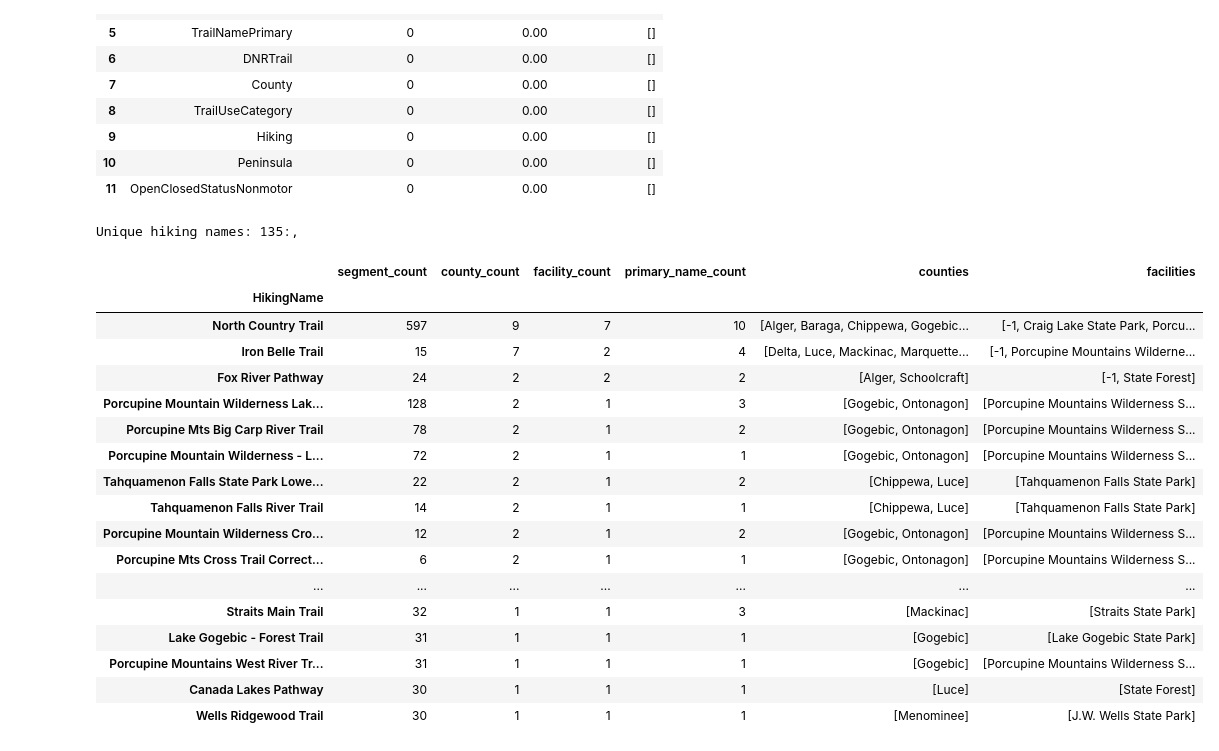
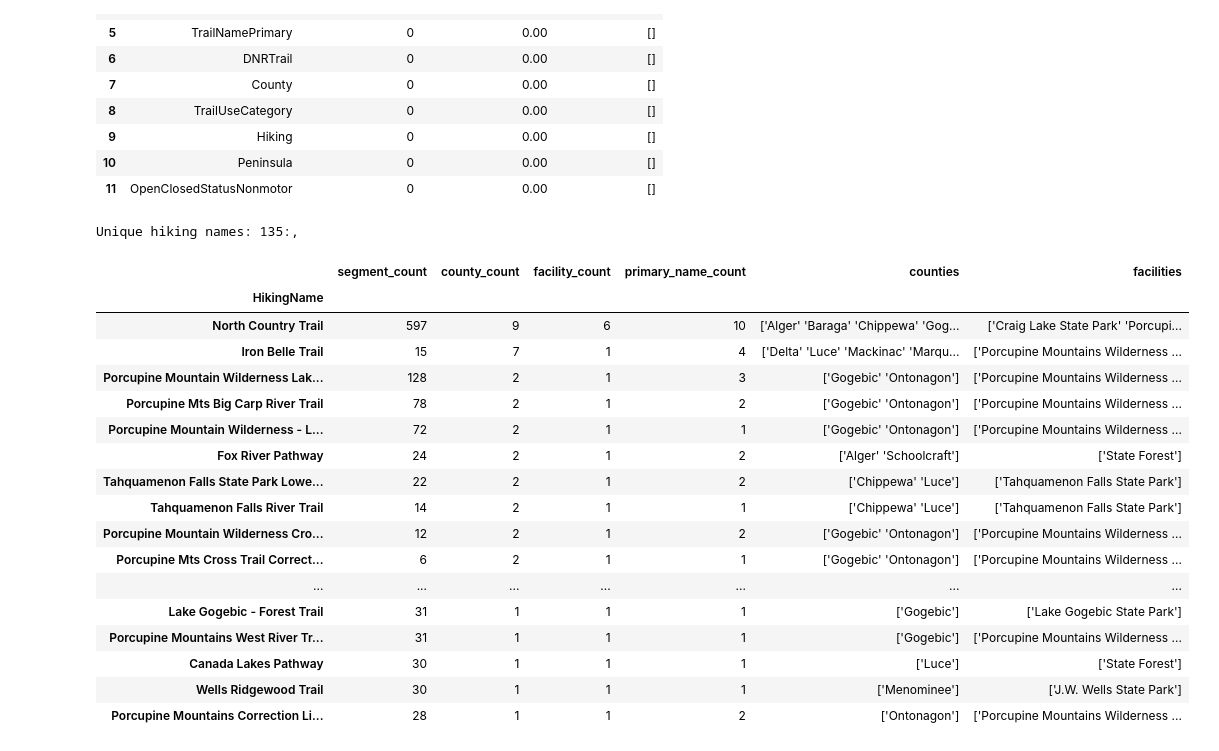
Before and after one commit to RayofData/Whats_UP_Outdoors, a Jupyter notebook: notebooks/01_trail_data_audit.ipynb, the cells around one changed output. Saved outputs shown, nothing was run; the diff lists cells and outputs as text; code cells hidden in the pictures.

Commit message:
prep data with trail functions and continued to explore. grouped and summarized

```diff
--- a/notebooks/01_trail_data_audit.ipynb
+++ b/notebooks/01_trail_data_audit.ipynb
@@ -169,51 +178,54 @@ placeholder_audit
 | 10 | Peninsula | 0 | 0.00 | [] |
 | 11 | OpenClosedStatusNonmotor | 0 | 0.00 | [] |
 # %%
+cleaned_data = replace_missing_placeholders(trails)
+
+
 hiking_name_audit = (
-    trails.groupby("HikingName", dropna=False)
+    cleaned_data.groupby("HikingName", dropna=False)
     .agg(
         segment_count=("OBJECTID", "size"),
         county_count=("County", "nunique"),
         facility_count=("FacilityName","nunique"),
         primary_name_count=("TrailNamePrimary","nunique"),
         counties=(
             "County",
             lambda values: sorted(
                 values.dropna().astype(str).unique()
             ),
         ),
         facilities=(
             "FacilityName",
             lambda values: sorted(
                 values.dropna().astype(str).unique()
             ),
         ),
     )
     .sort_values(
         ["county_count", "facility_count", "segment_count"],
         ascending=False,
     )
 )
 
 print(f"Unique hiking names: {len(hiking_name_audit)}:,")
 hiking_name_audit.head(30)
 # %% [output]
 Unique hiking names: 135:,
 |  | segment_count | county_count | facility_count | primary_name_count | counties | facilities |
 | HikingName |  |  |  |  |  |  |
-| North Country Trail | 597 | 9 | 7 | 10 | [Alger, Baraga, Chippewa, Gogebic... | [-1, Craig Lake State Park, Porcu... |
-| Iron Belle Trail | 15 | 7 | 2 | 4 | [Delta, Luce, Mackinac, Marquette... | [-1, Porcupine Mountains Wilderne... |
-| Fox River Pathway | 24 | 2 | 2 | 2 | [Alger, Schoolcraft] | [-1, State Forest] |
-| Porcupine Mountain Wilderness Lak... | 128 | 2 | 1 | 3 | [Gogebic, Ontonagon] | [Porcupine Mountains Wilderness S... |
-| Porcupine Mts Big Carp River Trail | 78 | 2 | 1 | 2 | [Gogebic, Ontonagon] | [Porcupine Mountains Wilderness S... |
-| Porcupine Mountain Wilderness - L... | 72 | 2 | 1 | 1 | [Gogebic, Ontonagon] | [Porcupine Mountains Wilderness S... |
-| Tahquamenon Falls State Park Lowe... | 22 | 2 | 1 | 2 | [Chippewa, Luce] | [Tahquamenon Falls State Park] |
-| Tahquamenon Falls River Trail | 14 | 2 | 1 | 1 | [Chippewa, Luce] | [Tahquamenon Falls State Park] |
-| Porcupine Mountain Wilderness Cro... | 12 | 2 | 1 | 2 | [Gogebic, Ontonagon] | [Porcupine Mountains Wilderness S... |
-| Porcupine Mts Cross Trail Correct... | 6 | 2 | 1 | 1 | [Gogebic, Ontonagon] | [Porcupine Mountains Wilderness S... |
+| North Country Trail | 597 | 9 | 6 | 10 | ['Alger' 'Baraga' 'Chippewa' 'Gog... | ['Craig Lake State Park' 'Porcupi... |
+| Iron Belle Trail | 15 | 7 | 1 | 4 | ['Delta' 'Luce' 'Mackinac' 'Marqu... | ['Porcupine Mountains Wilderness ... |
+| Porcupine Mountain Wilderness Lak... | 128 | 2 | 1 | 3 | ['Gogebic' 'Ontonagon'] | ['Porcupine Mountains Wilderness ... |
+| Porcupine Mts Big Carp River Trail | 78 | 2 | 1 | 2 | ['Gogebic' 'Ontonagon'] | ['Porcupine Mountains Wilderness ... |
+| Porcupine Mountain Wilderness - L... | 72 | 2 | 1 | 1 | ['Gogebic' 'Ontonagon'] | ['Porcupine Mountains Wilderness ... |
+| Fox River Pathway | 24 | 2 | 1 | 2 | ['Alger' 'Schoolcraft'] | ['State Forest'] |
+| Tahquamenon Falls State Park Lowe... | 22 | 2 | 1 | 2 | ['Chippewa' 'Luce'] | ['Tahquamenon Falls State Park'] |
+| Tahquamenon Falls River Trail | 14 | 2 | 1 | 1 | ['Chippewa' 'Luce'] | ['Tahquamenon Falls State Park'] |
+| Porcupine Mountain Wilderness Cro... | 12 | 2 | 1 | 2 | ['Gogebic' 'Ontonagon'] | ['Porcupine Mountains Wilderness ... |
+| Porcupine Mts Cross Trail Correct... | 6 | 2 | 1 | 1 | ['Gogebic' 'Ontonagon'] | ['Porcupine Mountains Wilderness ... |
 | ... | ... | ... | ... | ... | ... | ... |
-| Straits Main Trail | 32 | 1 | 1 | 3 | [Mackinac] | [Straits State Park] |
-| Lake Gogebic - Forest Trail | 31 | 1 | 1 | 1 | [Gogebic] | [Lake Gogebic State Park] |
-| Porcupine Mountains West River Tr... | 31 | 1 | 1 | 1 | [Gogebic] | [Porcupine Mountains Wilderness S... |
-| Canada Lakes Pathway | 30 | 1 | 1 | 1 | [Luce] | [State Forest] |
-| Wells Ridgewood Trail | 30 | 1 | 1 | 1 | [Menominee] | [J.W. Wells State Park] |
+| Lake Gogebic - Forest Trail | 31 | 1 | 1 | 1 | ['Gogebic'] | ['Lake Gogebic State Park'] |
+| Porcupine Mountains West River Tr... | 31 | 1 | 1 | 1 | ['Gogebic'] | ['Porcupine Mountains Wilderness ... |
+| Canada Lakes Pathway | 30 | 1 | 1 | 1 | ['Luce'] | ['State Forest'] |
+| Wells Ridgewood Trail | 30 | 1 | 1 | 1 | ['Menominee'] | ['J.W. Wells State Park'] |
+| Porcupine Mountains Correction Li... | 28 | 1 | 1 | 2 | ['Ontonagon'] | ['Porcupine Mountains Wilderness ... |
```
Also changed, not shown: parts of 4 cells of this notebook.
